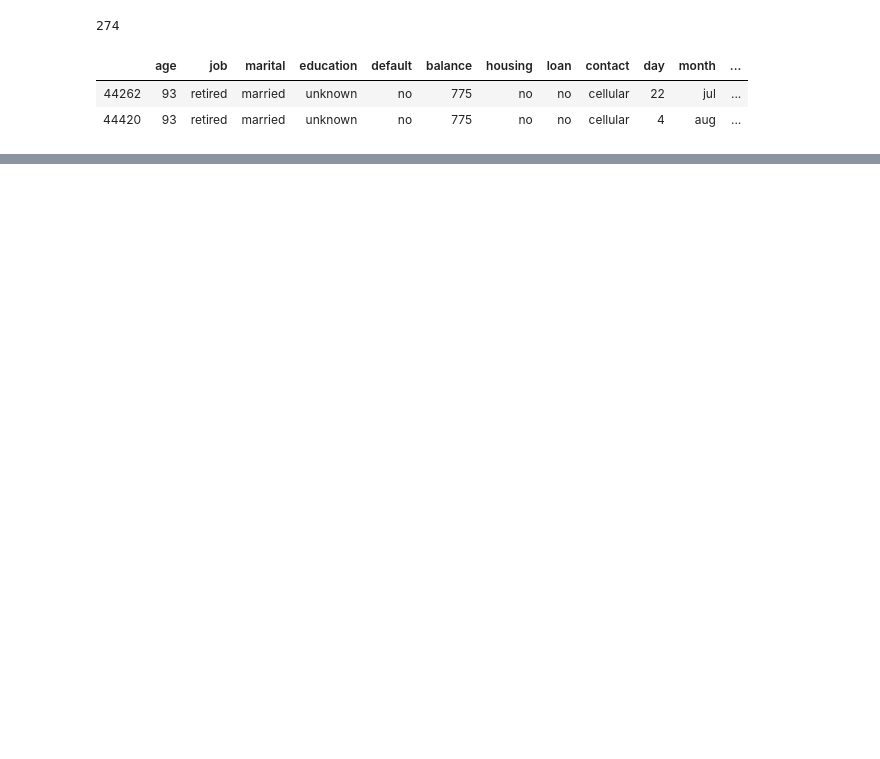
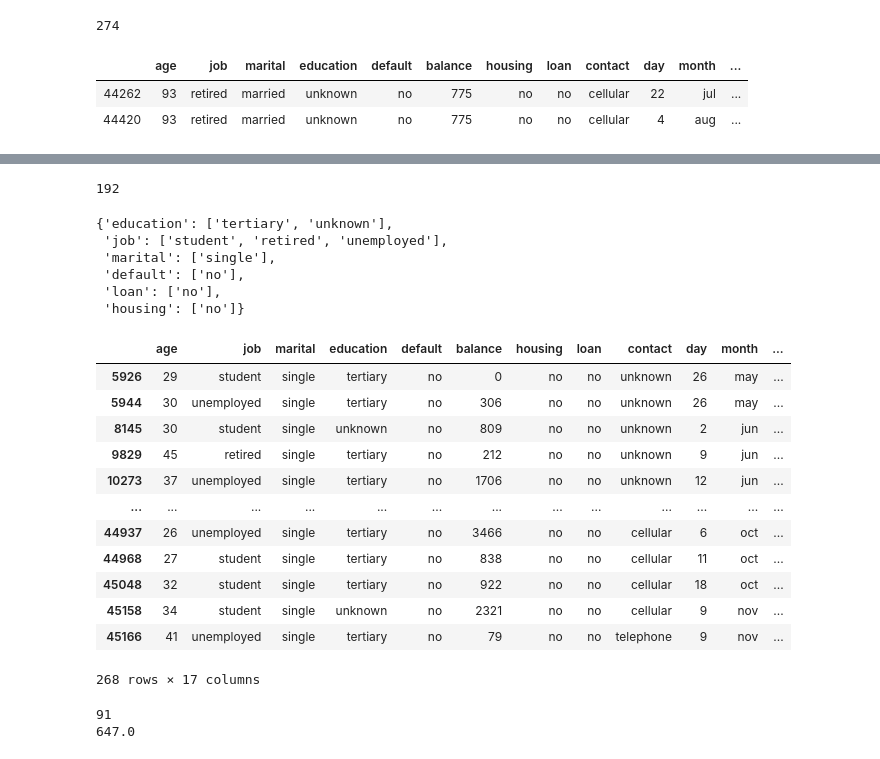
Before and after one commit to shiv1994/BankMarketing, a Jupyter notebook: prelim_analysis.ipynb, the cells around one changed output, grey strips where cells are left out. Saved outputs shown, nothing was run; the diff lists cells and outputs as text; code cells hidden in the pictures; blank space fills up the shorter version.

```diff
--- a/prelim_analysis.ipynb
+++ b/prelim_analysis.ipynb
@@ -256,0 +317,70 @@ mkt_df_filtered.query('age == 93')
+# %%
+# USE v as 20 and max calls as 20
+import itertools
+
+def powerset(iterable):
+    "powerset([1,2,3]) --> () (1,) (2,) (3,) (1,2) (1,3) (2,3) (1,2,3)"
+    s = iterable
+    return itertools.chain.from_iterable(combinations(s, r) for r in range(len(s)+1))
+
+
+def construct_dict(feature_comb):
+    new_dict = {}
+    new_dict['education'] = feature_comb[0]
+    new_dict['job'] = feature_comb[2]
+    new_dict['marital'] = feature_comb[1]
+    new_dict['default'] = feature_comb[3]
+    new_dict['loan'] = feature_comb[4]
+    new_dict['housing'] = feature_comb[5]
+    return new_dict
+# %%
+# Constructing All Possible Combinations
+poss = []
+poss.append([['tertiary', 'unknown'],['primary','secondary']])
+poss.append([['single'],['married'],['divorced']])
+poss.append([['student','retired','unemployed'],['admin', 'management', 'self-employed'],['technician', 'unknown', 'services'],['housemaid', 'blue-collar', 'entrepreneur']])
+poss.append([['no'],['yes']])
+poss.append([['no'],['yes']])
+poss.append([['no'],['yes']])
+all_combs = list(itertools.product(*poss))
+print(len(all_combs))
+# %% [output]
+192
+# %%
+construct_dict(all_combs[0])
+# %% [output]
+{'education': ['tertiary', 'unknown'],
+ 'job': ['student', 'retired', 'unemployed'],
+ 'marital': ['single'],
+ 'default': ['no'],
+ 'loan': ['no'],
+ 'housing': ['no']}
+# %%
+extract_rows_feature_set(mkt_df_filtered, construct_dict(all_combs[0]))
+# %% [output]
+|  | age | job | marital | education | default | balance | housing | loan | contact | day | month | ... |
+| 5926 | 29 | student | single | tertiary | no | 0 | no | no | unknown | 26 | may | ... |
+| 5944 | 30 | unemployed | single | tertiary | no | 306 | no | no | unknown | 26 | may | ... |
+| 8145 | 30 | student | single | unknown | no | 809 | no | no | unknown | 2 | jun | ... |
+| 9829 | 45 | retired | single | tertiary | no | 212 | no | no | unknown | 9 | jun | ... |
+| 10273 | 37 | unemployed | single | tertiary | no | 1706 | no | no | unknown | 12 | jun | ... |
+| ... | ... | ... | ... | ... | ... | ... | ... | ... | ... | ... | ... | ... |
+| 44937 | 26 | unemployed | single | tertiary | no | 3466 | no | no | cellular | 6 | oct | ... |
+| 44968 | 27 | student | single | tertiary | no | 838 | no | no | cellular | 11 | oct | ... |
+| 45048 | 32 | student | single | tertiary | no | 922 | no | no | cellular | 18 | oct | ... |
+| 45158 | 34 | student | single | unknown | no | 2321 | no | no | cellular | 9 | nov | ... |
+| 45166 | 41 | unemployed | single | tertiary | no | 79 | no | no | telephone | 9 | nov | ... |
+268 rows × 17 columns
+# %%
+rows = mkt_df_filtered.query('(education == "tertiary" | education == "unknown") and (marital == "single") and (job == "student" | job == "retired" | job == "unemployed") and (housing == "no") and (loan == "no") and (default == "no") and (age < 26) and (balance <= 5000)')
+print(len(rows))
+total_value = 0.0
+for index, row in rows.iterrows():
+    if row['y'] == "yes":
+        total_value += 21 - row['campaign']
+    else:
+        total_value += -(row['campaign'])
+print(total_value)
+# %% [output]
+91
+647.0
```
Also changed, not shown: parts of 6 cells of this notebook, 2 other files.
